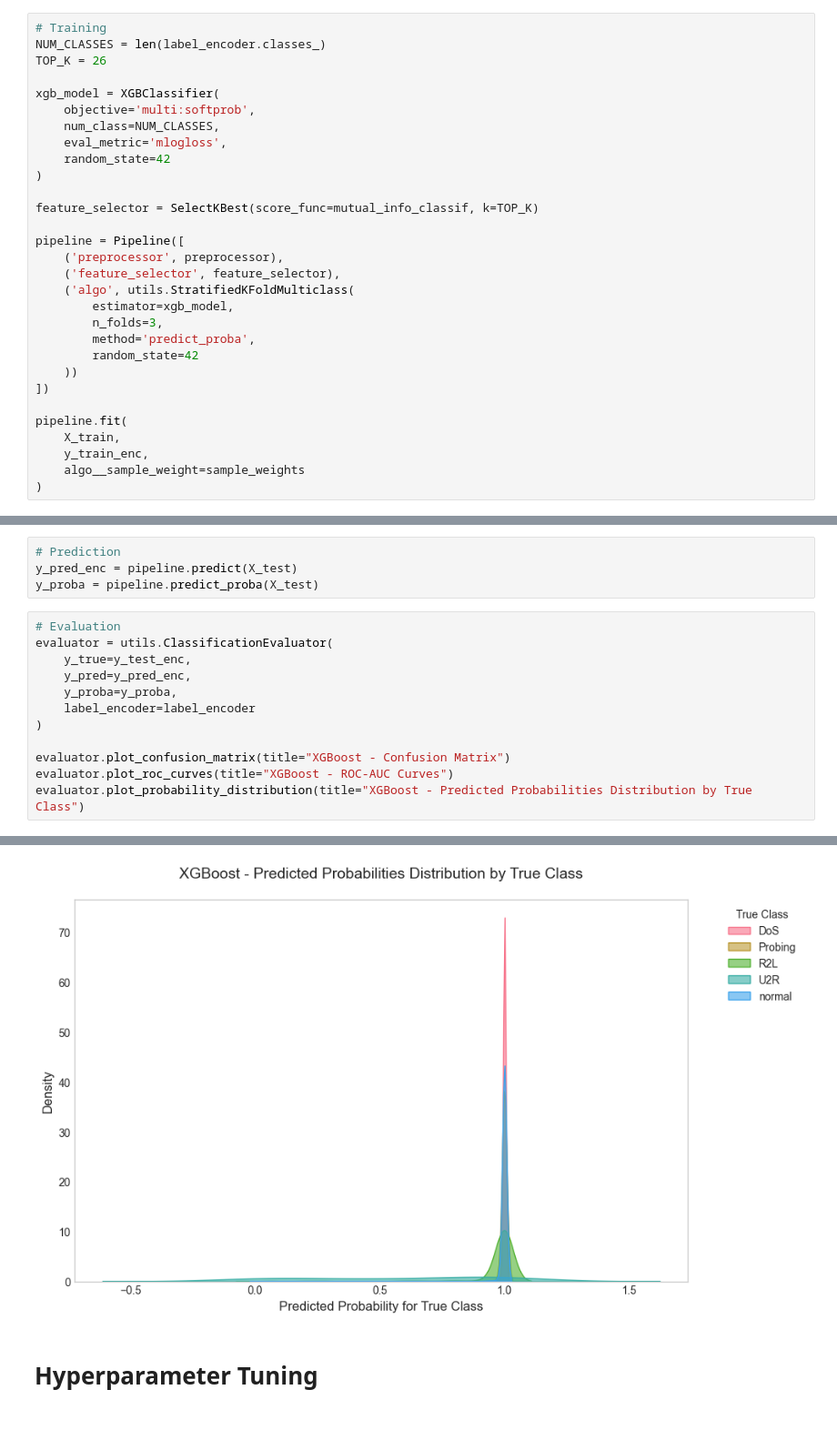
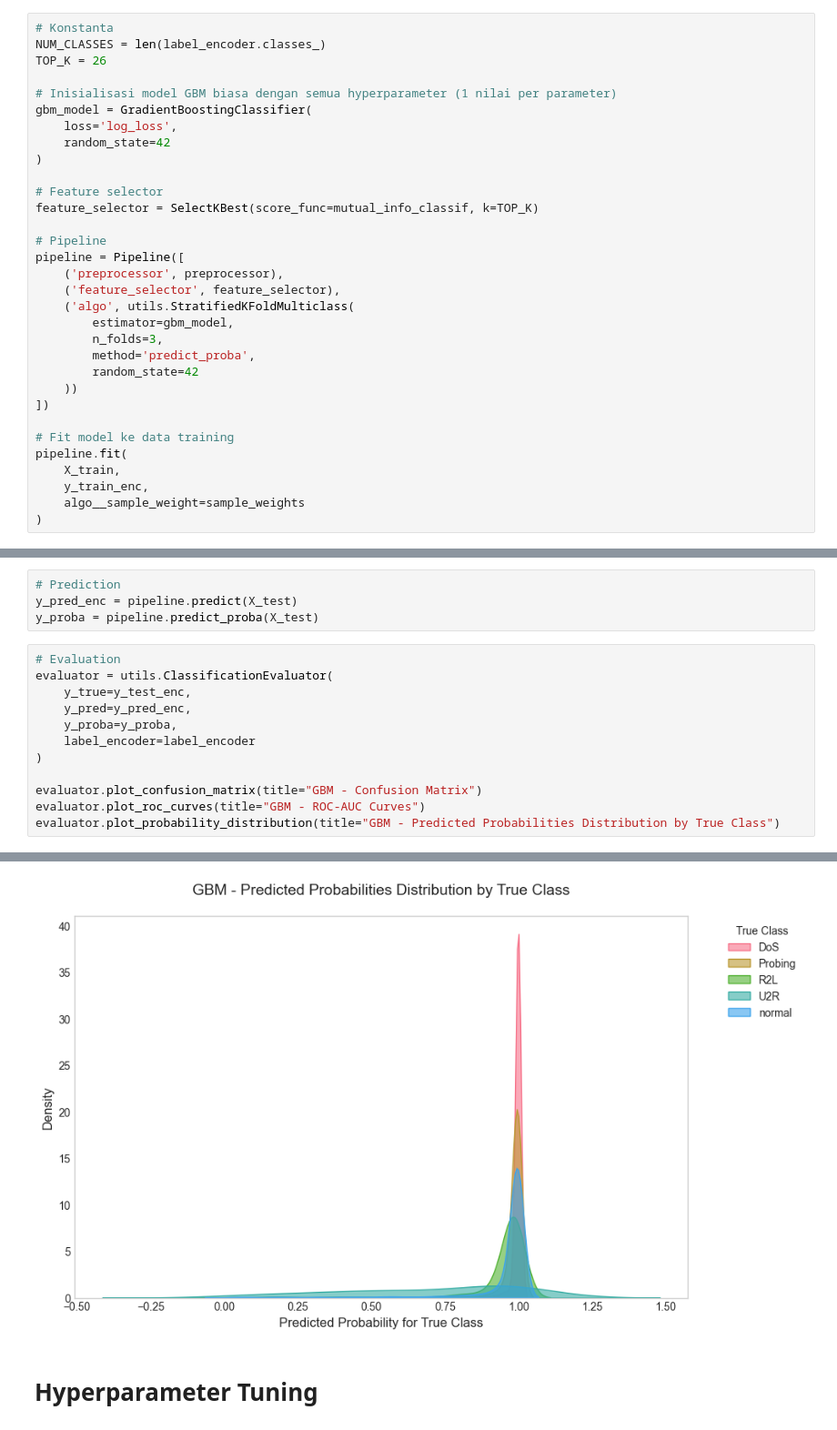
Before and after one commit to m-tsaqif/final-project-sml, a Jupyter notebook: notebook/GBM.ipynb, the cells around one changed output, grey strips where cells are left out. Shown at 91% size. Drawn from its saved outputs; the diff is of its cells as text.

```diff
--- a/notebook/GBM.ipynb
+++ b/notebook/GBM.ipynb
@@ -302,30 +301,32 @@ mi_results = utils.plot_mutual_info_scores(preprocessor, X_train, y_train_enc)
 # %% [markdown]
 # Model Training
 # %%
-# Training
+# Konstanta
 NUM_CLASSES = len(label_encoder.classes_)
 TOP_K = 26
 
-xgb_model = XGBClassifier(
-    objective='multi:softprob',
-    num_class=NUM_CLASSES,
-    eval_metric='mlogloss',
+# Inisialisasi model GBM biasa dengan semua hyperparameter (1 nilai per parameter)
+gbm_model = GradientBoostingClassifier(
+    loss='log_loss',
     random_state=42
 )
 
+# Feature selector
 feature_selector = SelectKBest(score_func=mutual_info_classif, k=TOP_K)
 
+# Pipeline
 pipeline = Pipeline([
     ('preprocessor', preprocessor),
     ('feature_selector', feature_selector),
     ('algo', utils.StratifiedKFoldMulticlass(
-        estimator=xgb_model,
+        estimator=gbm_model,
         n_folds=3,
         method='predict_proba',
         random_state=42
     ))
 ])
 
+# Fit model ke data training
 pipeline.fit(
     X_train,
     y_train_enc,
@@ -362,9 +363,9 @@ evaluator = utils.ClassificationEvaluator(
     label_encoder=label_encoder
 )
 
-evaluator.plot_confusion_matrix(title="XGBoost - Confusion Matrix")
-evaluator.plot_roc_curves(title="XGBoost - ROC-AUC Curves")
-evaluator.plot_probability_distribution(title="XGBoost - Predicted Probabilities Distribution by True Class")
+evaluator.plot_confusion_matrix(title="GBM - Confusion Matrix")
+evaluator.plot_roc_curves(title="GBM - ROC-AUC Curves")
+evaluator.plot_probability_distribution(title="GBM - Predicted Probabilities Distribution by True Class")
 # %% [output]
 Classification Report:
               precision    recall  f1-score   support
@@ -384,4 +385,4 @@ Weighted Average ROC-AUC: 0.999961
-[figure, old version]
+[figure, new version]
 # %% [markdown]
 # Hyperparameter Tuning
 # %%
```
Also changed, not shown: parts of 9 cells of this notebook.
